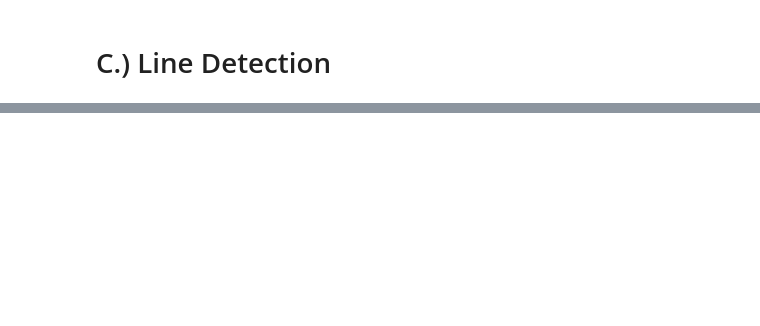
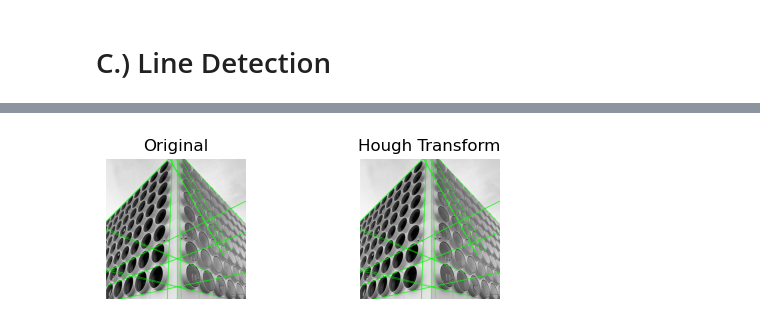
Before and after one commit to nikhil-ramakrishnan/computer-vision-hands-on, a Jupyter notebook: Q2/Question 2.ipynb, the cells around one changed output, grey strips where cells are left out. Drawn from its saved outputs; the diff is of its cells as text; code cells hidden in the pictures; blank space fills up the shorter version.

Commit message:
Added Line detection and Gabor filter

```diff
--- a/Q2/Question 2.ipynb
+++ b/Q2/Question 2.ipynb
@@ -122,2 +124,39 @@ cornerdetection(img4)
 # %% [markdown]
 # C.) Line Detection
+# %%
+def line_detection(im):
+    image = im.copy()
+    #convering the image to greyscale image
+
+    grey_img = cv.cvtColor(image, cv.COLOR_BGR2GRAY)
+    #using canny edge detection method to detect the edges in the image
+    canny_edge = cv.Canny(grey_img, 150,250,apertureSize=3)
+    #using hough line detection method to detect lines.
+    hough_lines = cv.HoughLines(canny_edge, 1, np.pi/180, 200)
+
+    #iterate over the array of r and theta values
+    for params in hough_lines:
+        arr = np.array(params[0], dtype=np.float64)
+        r,t = arr #for seperating r and theta values
+
+        #calculate sin and cos values
+
+        sin_value = np.sin(t)
+        cos_value = np.cos(t)
+
+        #calculate rcostheta
+        x0 = r*cos_value
+        y0 = r*sin_value
+
+        #calculate rounded value of rcostheta-1000sintheta, rsintheta+1000costheta, rcostheta+1000sintheta,
+        # and rsintheta-1000costheta
+        x1= int(x0+1000*(-sin_value))
+        y1 = int(y0+1000*(cos_value))
+        x2 = int(x0 - 1000*(-sin_value))
+        y2 = int(y0 - 1000*(cos_value))
+
+        # draw line between the points
+        cv.line(image, (x1,y1), (x2,y2), (0,255,0), 2)
+
+    #display the images
+    display_images((6,4),2, 2, [image, image], ['Original', 'Hough Transform'], False)
@@ -123,0 +167,4 @@ cornerdetection(img4)
+# %%
+line_detection(img2)
+# %% [output]
+[figure, added]
```
Also changed, not shown: parts of 18 cells of this notebook, 4 other files.
